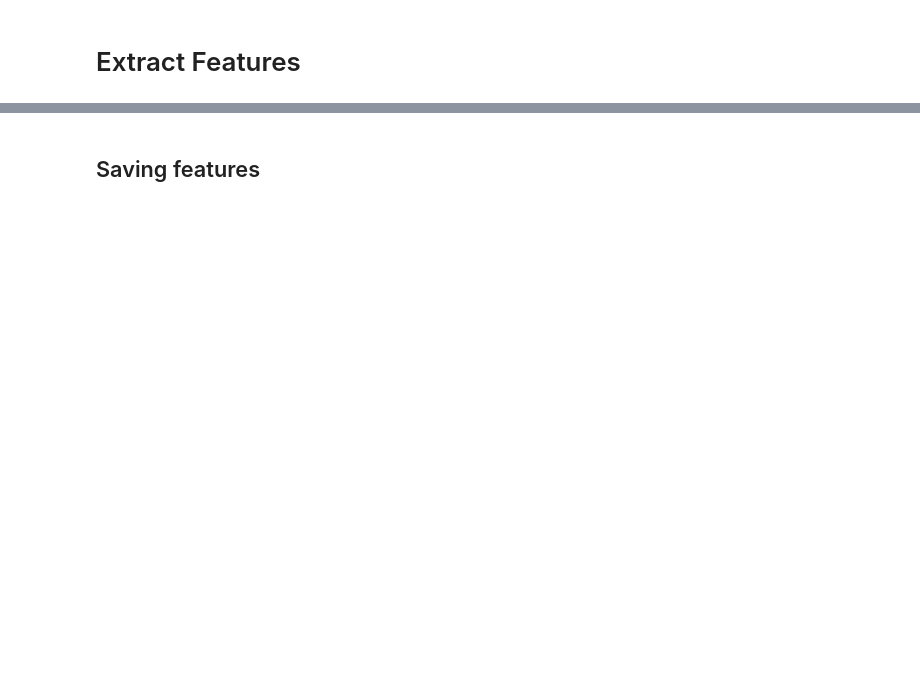
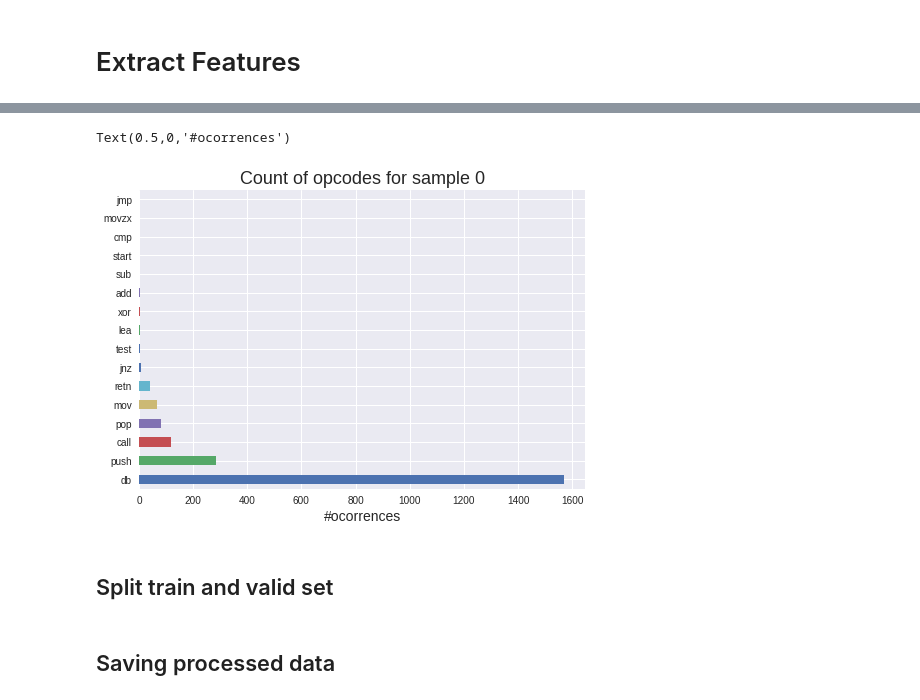
Before and after one commit to RenatoBMLR/Kraggle, a Jupyter notebook: Microsoft_Malware_Classification/microsoft_malware_classification.ipynb, the cells around one changed output, grey strips where cells are left out. Saved outputs shown, nothing was run; the diff lists cells and outputs as text; code cells hidden in the pictures; blank space fills up the shorter version.

```diff
--- a/Microsoft_Malware_Classification/microsoft_malware_classification.ipynb
+++ b/Microsoft_Malware_Classification/microsoft_malware_classification.ipynb
@@ -121,3 +99,15 @@ def extractInParallel(path_lst, threads=2):
+# %%
+def extractInParallel(path_lst, threads=2):
+    p = Pool(threads)
+    opcodes_lst = []
+    file_lst = []
+    for opcode, file in tqdm((p.imap_unordered(getOpcodes, path_lst)), total=len(path_lst)):
+        opcodes_lst.append(opcode)
+        file_lst.append(file)
+        pass
+    p.close()
+    p.join()
+    return opcodes_lst, file_lst
 # %%
 def extractFeatures(path2data, format_file = '*.asm'):
 
@@ -125,9 +115,10 @@ def extractFeatures(path2data, format_file = '*.asm'):
           print('Reading files from dir: {}'.format(subdir))
           path_folder = os.path.join(subdir, format_file)
           filesPath = glob.glob(path_folder)
-
-          res =  extractInParallel(filesPath, threads=cpu_count)
-    return res
+          print('Extractig features from: {} files'.format(len(filesPath)))
+          opcodes_lst, file_lst =  extractInParallel(filesPath, threads=cpu_count)
+          print('\nDone!')
+    return np.array(opcodes_lst), np.array(file_lst)
 # %%
 path2train = 'data/train'
-train_data = extractFeatures(path2train)
+X, y = extractFeatures(path2train)
@@ -146,0 +131,2 @@ X_train, y_train = format_data(train_data)
+# %%
+df = pd.DataFrame(list(X))
@@ -146,0 +145,11 @@ X_train, y_train = format_data(train_data)
+# %%
+idx = 0
+
+df.iloc[idx].value_counts().plot(kind = 'barh')
+plt.title('Count of opcodes for sample {}'.format(idx), fontsize=18)
+plt.xlabel('#ocorrences', fontsize=14)
+# %% [output]
+Text(0.5,0,'#ocorrences')
+[figure, added]
+# %% [markdown]
+## Split train and valid set
@@ -147,3 +161,3 @@ X_train, y_train = format_data(train_data)
 # %% [markdown]
-## Saving features
+## Saving processed data
 # %%
```
Also changed, not shown: parts of 20 cells of this notebook.
